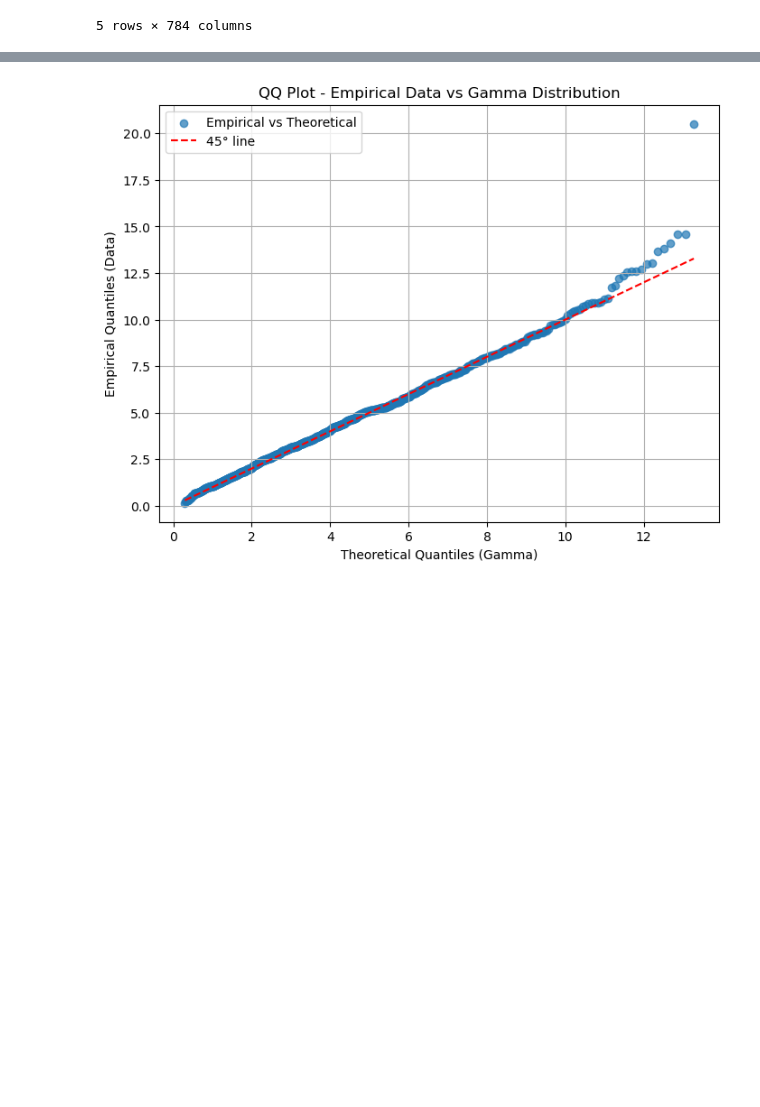
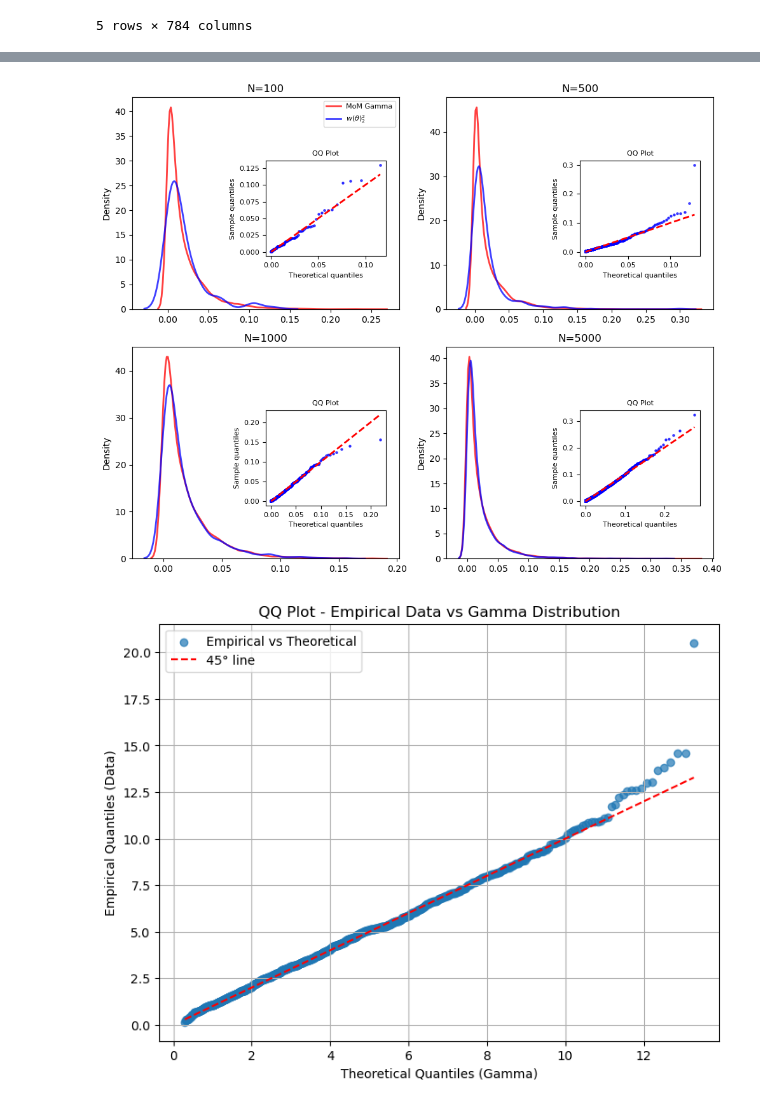
Before and after one commit to jsve96/SWDCPD, a Jupyter notebook: Appendix/SWD-Dist.ipynb, the cells around one changed output, grey strips where cells are left out. Saved outputs shown, nothing was run; the diff lists cells and outputs as text; code cells hidden in the pictures; blank space fills up the shorter version.

```diff
--- a/Appendix/SWD-Dist.ipynb
+++ b/Appendix/SWD-Dist.ipynb
@@ -176,0 +179,47 @@ plt.show()
+# %%
+fig, ax = plt.subplots(2, 2, figsize=(10, 8))  # 2 rows, 2 columns
+row = 0  # Track the row in the new grid
+
+for idx, N in enumerate([100, 500, 1000, 5000]):
+    # Sample theta and calculate w2
+    THETA = sample_theta(X, N)
+    w2 = project_and_calc_dist(X, Y, THETA, 2).mean(axis=0)
+
+    # Estimate Gamma parameters
+    a_hat, b_hat = mom_estimates(w2)
+
+    # Determine which subplot to use
+    grid_row, grid_col = divmod(idx, 2)  # Map 4 rows into a 2x2 grid
+
+    # Left: KDE plot
+    ax[grid_row, grid_col].set_title(f'N={N}')
+    sns.kdeplot(np.random.gamma(a_hat, 1 / b_hat, 10000), ax=ax[grid_row, grid_col], lw=2, color='red', alpha=0.75, label='MoM Gamma')
+    sns.kdeplot(w2, color='blue', ax=ax[grid_row, grid_col], lw=2, alpha=0.75, label='$w(\\theta)_{2}^{2}$')
+
+    # Right: QQ plot inset
+    w2_sorted = np.sort(w2)
+    start_quantile = 0.001 if N >= 1000 else 0.01
+    end_quantile = 0.9999 if N >= 1000 else 0.99
+    theoretical_quantiles = stats.gamma.ppf(
+        np.linspace(start_quantile, end_quantile, len(w2_sorted)), a=a_hat, scale=1 / b_hat
+    )
+
+    # Add inset axes for QQ plot
+    inset_ax = ax[grid_row, grid_col].inset_axes([0.5, 0.25, 0.45, 0.45])  # [x, y, width, height]
+    inset_ax.scatter(theoretical_quantiles, w2_sorted, alpha=0.7, color='blue', s=5, label='QQ Data')
+    inset_ax.plot(theoretical_quantiles, theoretical_quantiles, color='red', linestyle='--', lw=2)
+    inset_ax.set_title("QQ Plot",fontsize=8)
+    inset_ax.set_ylabel('Sample quantiles',fontsize=8)
+    inset_ax.set_xlabel('Theoretical quantiles',fontsize=8)
+    inset_ax.tick_params(labelsize=8)
+
+    # Add legends
+    if idx == 0:
+        ax[grid_row, grid_col].legend(fontsize=8,loc='upper right')
+        #inset_ax.legend(fontsize=8,loc='best')
+
+# Adjust layout
+fig.tight_layout()
+plt.show()
+# %% [output]
+[figure, added]
```
Also changed, not shown: parts of 2 cells of this notebook, 1 other file.
